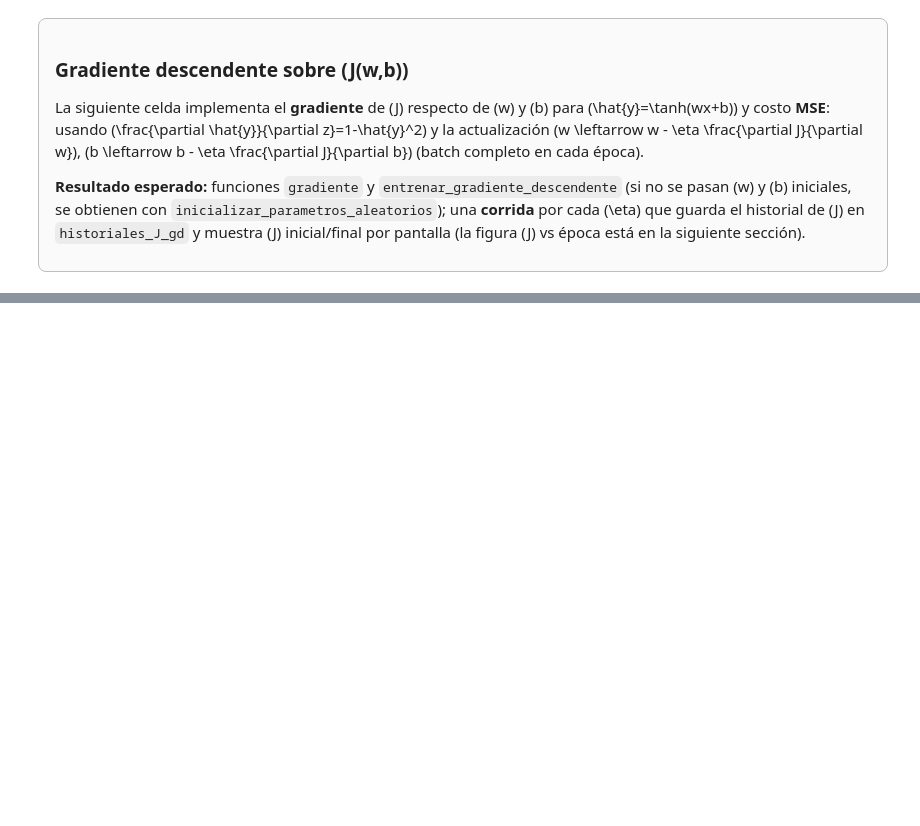
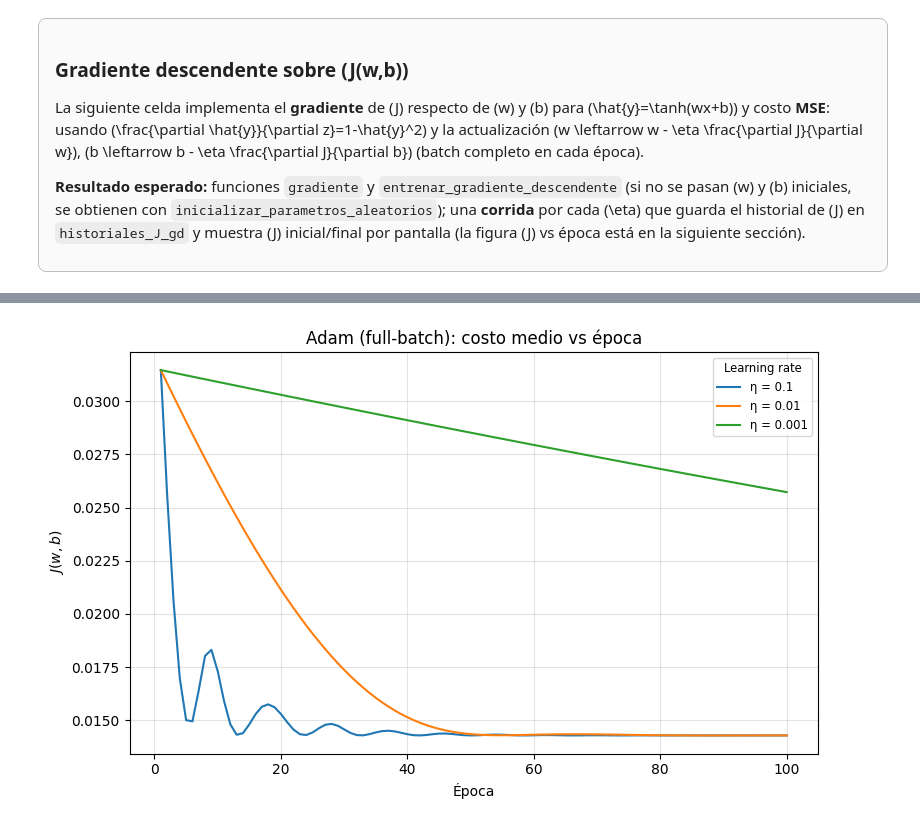
Before and after one commit to marcehluna/DVxC---Aprendizaje-Profundo---TP1, a Jupyter notebook: Luna-Marcelo-DL-TP1-Co24.ipynb, the cells around one changed output, grey strips where cells are left out. Cells and saved outputs as stored; diff of their text form; code cells hidden in the pictures; blank space fills up the shorter version.

```diff
--- a/Luna-Marcelo-DL-TP1-Co24.ipynb
+++ b/Luna-Marcelo-DL-TP1-Co24.ipynb
@@ -263,0 +435,24 @@ plt.show()
+# %%
+import matplotlib.pyplot as plt
+import numpy as np
+
+epocas_eje = np.arange(1, EPOCAS_COMPARATIVA + 1)
+
+plt.figure(figsize=(8, 5))
+for _eta in TASAS_APRENDIZAJE:
+    plt.plot(
+        epocas_eje,
+        historiales_J_adam_full_batch[_eta],
+        label=f"η = {_eta:g}",
+        color=COLORES_LEARNING_RATE[_eta],
+    )
+
+plt.xlabel("Época")
+plt.ylabel(r"$J(w,b)$")
+plt.title("Adam (full-batch): costo medio vs época")
+plt.legend(title="Learning rate", fontsize="small", title_fontsize="small")
+plt.grid(True, alpha=0.35)
+plt.tight_layout()
+plt.show()
+# %% [output]
+[figure, added]
```
Also changed, not shown: parts of 21 cells of this notebook, 1 other file.
